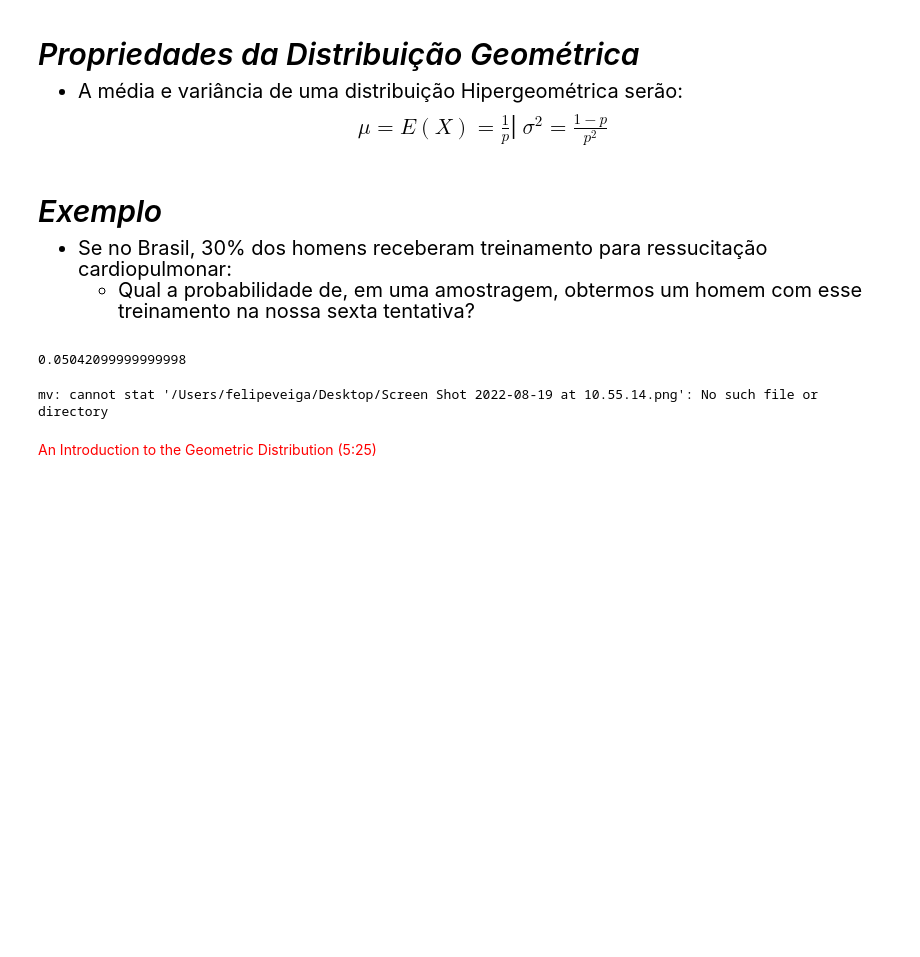
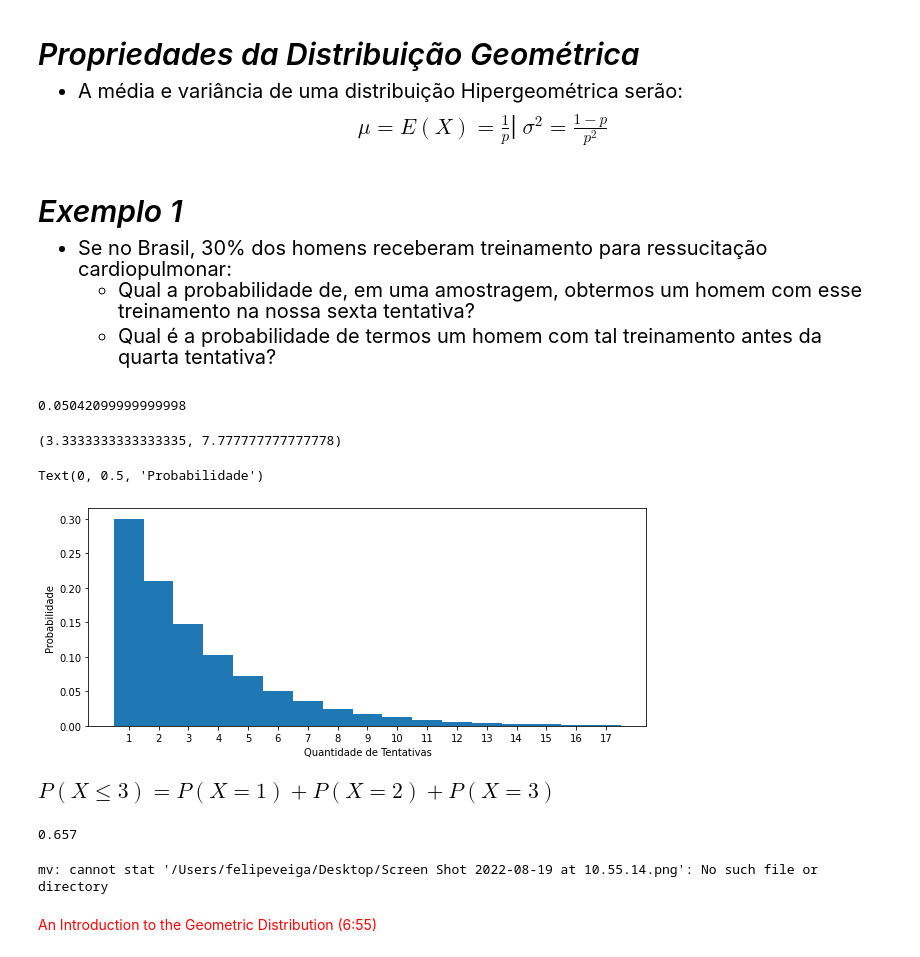
Before and after one commit to felipesveiga/Think-Stats, a Jupyter notebook: Chapter 5/Discrete Probability Distributions/discrete-probability-distributions.ipynb, the cells around one changed output. Saved outputs shown, nothing was run; the diff lists cells and outputs as text; code cells hidden in the pictures; blank space fills up the shorter version.

Commit message:
An Introduction to the Geometric Distribution (6:55)

```diff
--- a/Chapter 5/Discrete Probability Distributions/discrete-probability-distributions.ipynb
+++ b/Chapter 5/Discrete Probability Distributions/discrete-probability-distributions.ipynb
@@ -612,7 +612,7 @@ float(binomial(12, 3)* binomial(24, 2) * binomial(8, 1) / binomial(44, 6))
     </ul>
 </div>
 # %% [markdown]
-<h3 style='font-size:30px;font-style:italic'> Exemplo </h3>
+<h3 style='font-size:30px;font-style:italic'> Exemplo 1</h3>
 <div>
     <ul style='font-size:20px'>
         <li>
@@ -621,6 +621,9 @@ float(binomial(12, 3)* binomial(24, 2) * binomial(8, 1) / binomial(44, 6))
                 <li>
                     Qual a probabilidade de, em uma amostragem, obtermos um homem com esse treinamento na nossa sexta tentativa?
                 </li>
+                <li>
+                    Qual é a probabilidade de termos um homem com tal treinamento antes da quarta tentativa?
+                </li>
             </ul>
         </li>
     </ul>
@@ -631,8 +634,35 @@ float(binomial(12, 3)* binomial(24, 2) * binomial(8, 1) / binomial(44, 6))
 # %% [output]
 0.05042099999999998
+# %%
+# Qual é a média e variância?
+1/.3, (1-.3)/.3**2
+# %% [output]
+(3.3333333333333335, 7.777777777777778)
+# %%
+# Que tal plotarmos o histograma de nossa distribuição?
+
+# As distribuições geométricas sempre terão esse formato de véu de noiva. Quanto maior a quantidade de tentativas demandadas, menor
+# a probabilidade.
+plt.figure(figsize=(10,4))
+plt.bar(range(1,18), [(1-.3) ** i * .3 for i in range(17)], width=1)
+plt.xticks(ticks=np.arange(1,18));
+plt.xlabel('Quantidade de Tentativas')
+plt.ylabel('Probabilidade')
+# %% [output]
+Text(0, 0.5, 'Probabilidade')
+[figure, added]
+# %% [markdown]
+<p style='font-size:20px'> $P(X \leq 3) = P(X=1) + P(X=2) +P(X=3)$</p>
+# %%
+# B.
+
+# Essa estatística pode ser obtida apenas somando P(X=1), P(X=2) e P(X=3).
+sum([(1 - .3) ** i * .3 for i in range(3)])
+# %% [output]
+0.657
 # %%
 ! mv /Users/felipeveiga/Desktop/Screen\ Shot\ 2022-08-19\ at\ 10.55.14.png ./expected_value1.png
 # %% [output]
 mv: cannot stat '/Users/felipeveiga/Desktop/Screen Shot 2022-08-19 at 10.55.14.png': No such file or directory
 # %% [markdown]
-<p style= color:red > An Introduction to the Geometric Distribution (5:25)</p>
+<p style= color:red > An Introduction to the Geometric Distribution (6:55)</p>
```
Also changed, not shown: parts of 1 cell of this notebook.
